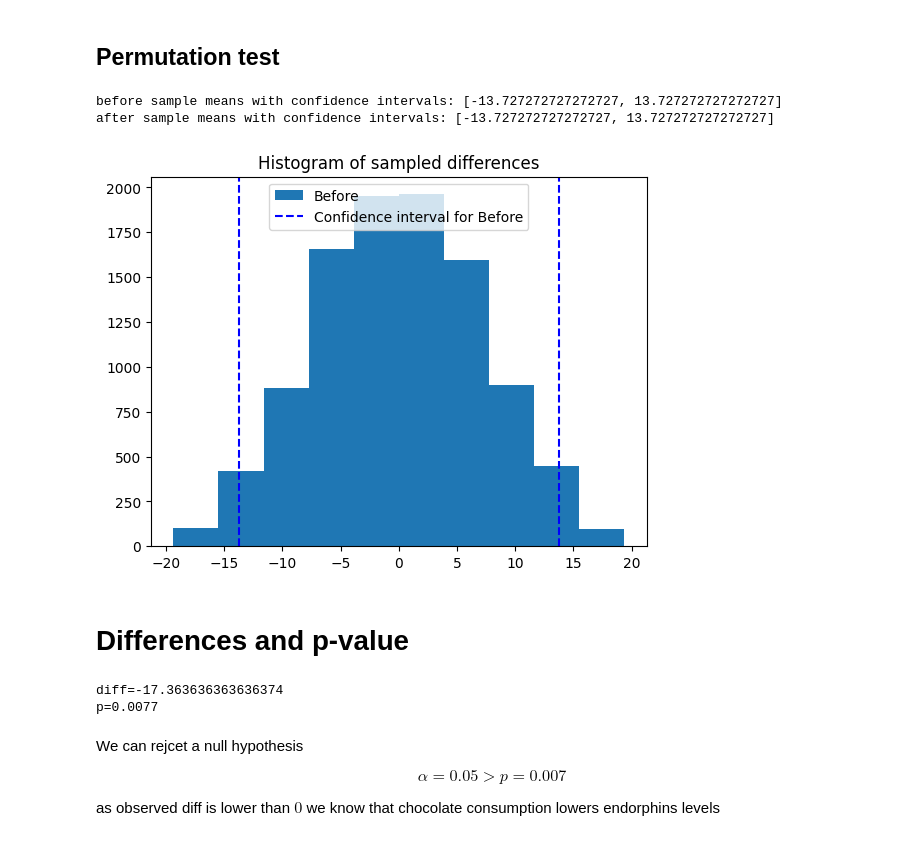
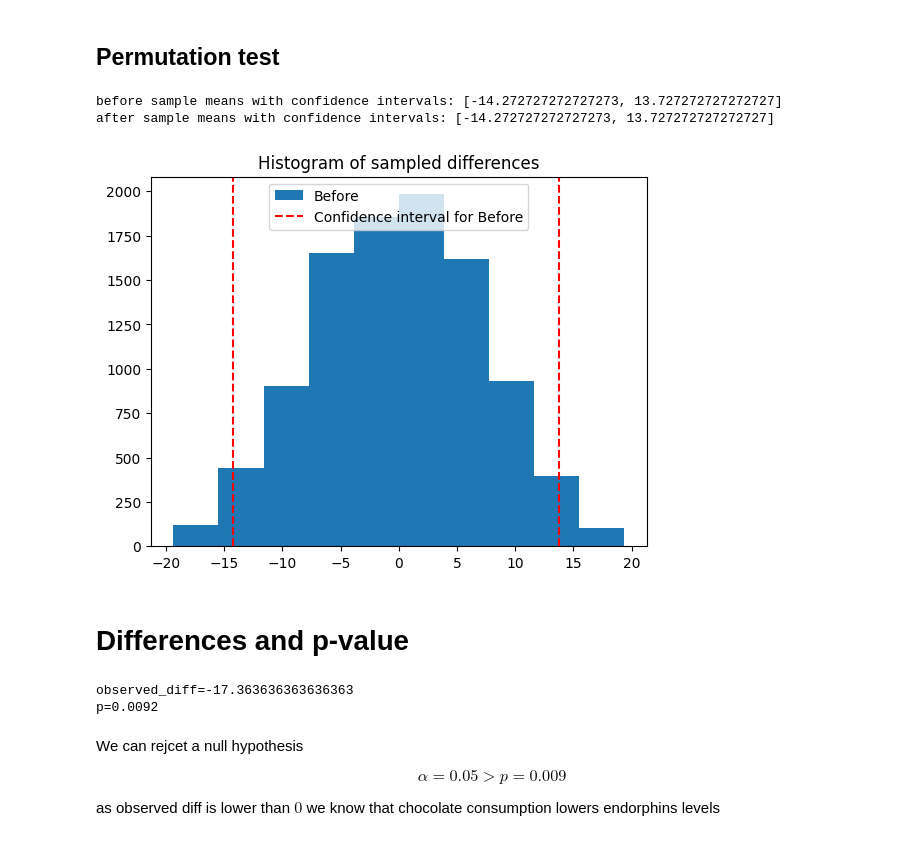
Before and after one commit to xXKeNdAmAmAsTeRXx/Machine-Learning-Tasks, a Jupyter notebook: Resampling_Methods/Statistical_Testing.ipynb, the cells around one changed output. Cells and saved outputs as stored; diff of their text form; code cells hidden in the pictures.

```diff
--- a/Resampling_Methods/Statistical_Testing.ipynb
+++ b/Resampling_Methods/Statistical_Testing.ipynb
@@ -241,52 +239,52 @@ observed_diff=-17.363636363636363 +/- 16.266377633705485
 # %%
 N = int(1e4)
 idx = len(before)
 
 differences_abs = np.abs(differences)
 
 null_distribution = []
 for i in range(N):
     signs = np.random.choice([-1, 1], size=len(differences_abs))
     null_distribution.append(np.mean(signs*differences_abs))
 
 
 null_distribution = np.array(null_distribution)
 
 
 alpha = 0.05
 null_distribution_ci = sorted(null_distribution)[int(N * alpha/2):-int(N*alpha/2)]
 
 
 print(f"before sample means with confidence intervals: [{null_distribution_ci[0]}, {null_distribution_ci[-1]}]")
 print(f"after sample means with confidence intervals: [{null_distribution_ci[0]}, {null_distribution_ci[-1]}]")
 
 plt.title("Histogram of sampled differences")
 plt.hist(null_distribution, label="Before")
 
-plt.axline([null_distribution_ci[0],0], [null_distribution_ci[0], 1], color="blue", linestyle="--", label="Confidence interval for Before")
-plt.axline([null_distribution_ci[-1],0], [null_distribution_ci[-1], 1], color="blue", linestyle="--")
+plt.axline([null_distribution_ci[0],0], [null_distribution_ci[0], 1], color="red", linestyle="--", label="Confidence interval for Before")
+plt.axline([null_distribution_ci[-1],0], [null_distribution_ci[-1], 1], color="red", linestyle="--")
 
 
 plt.legend()
 plt.show()
 # %% [output]
-before sample means with confidence intervals: [-13.727272727272727, 13.727272727272727]
-after sample means with confidence intervals: [-13.727272727272727, 13.727272727272727]
+before sample means with confidence intervals: [-14.272727272727273, 13.727272727272727]
+after sample means with confidence intervals: [-14.272727272727273, 13.727272727272727]
-[figure, old version]
+[figure, new version]
 # %% [markdown]
 # Differences and p-value
 # %%
 p = np.sum(np.abs(null_distribution) >= np.abs(observed_diff))/N
-print(f"{diff=}")
+print(f"{observed_diff=}")
 print(f"{p=}")
 # %% [output]
-diff=-17.363636363636374
-p=0.0077
+observed_diff=-17.363636363636363
+p=0.0092
 # %% [markdown]
 We can rejcet a null hypothesis
 
 $$
-\alpha =0.05 > p=0.007
+\alpha =0.05 > p=0.009
 $$
 
 as observed diff is lower than $0$ we know that chocolate consumption lowers endorphins levels
```
Also changed, not shown: parts of 1 cell of this notebook.
